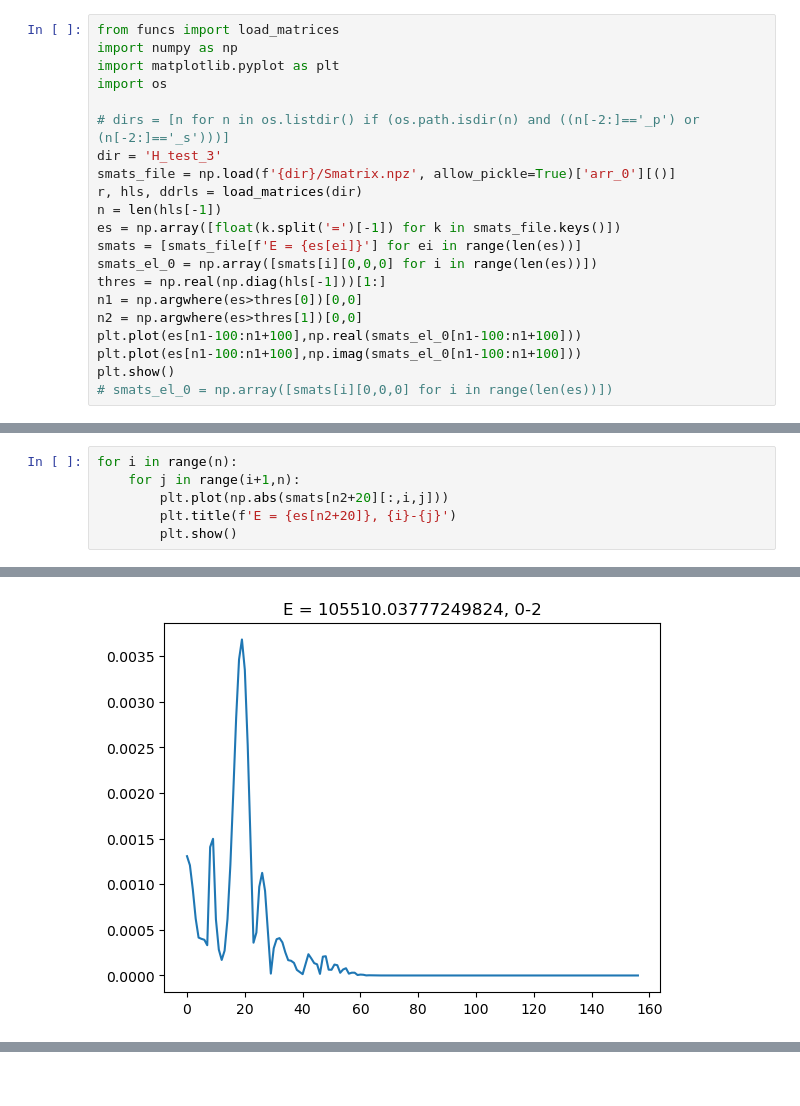
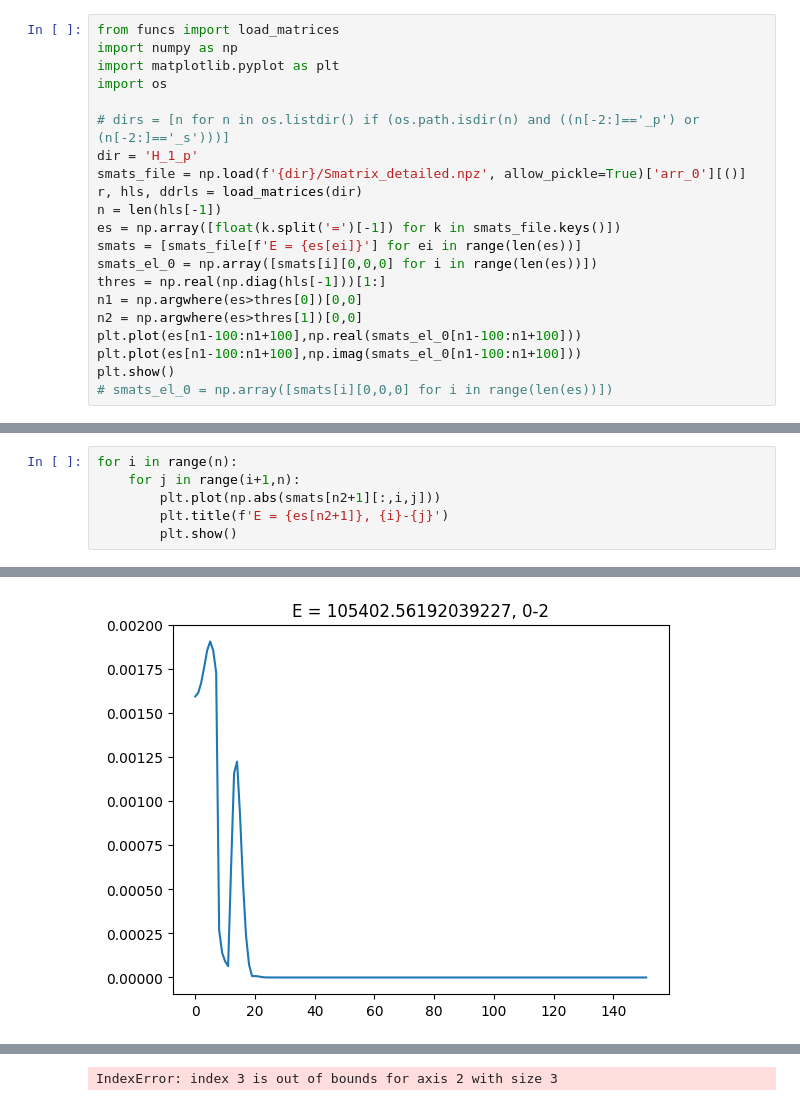
Before and after one commit to andrescorp93/ArHe_Inelastic, a Jupyter notebook: S_mat_plot.ipynb, the cells around one changed output, grey strips where cells are left out. Cells and saved outputs as stored; diff of their text form; blank space fills up the shorter version.

```diff
--- a/S_mat_plot.ipynb
+++ b/S_mat_plot.ipynb
@@ -5,8 +5,8 @@ import matplotlib.pyplot as plt
 import os
 
 # dirs = [n for n in os.listdir() if (os.path.isdir(n) and ((n[-2:]=='_p') or (n[-2:]=='_s')))]
-dir = 'H_test_3'
-smats_file = np.load(f'{dir}/Smatrix.npz', allow_pickle=True)['arr_0'][()]
+dir = 'H_1_p'
+smats_file = np.load(f'{dir}/Smatrix_detailed.npz', allow_pickle=True)['arr_0'][()]
 r, hls, ddrls = load_matrices(dir)
 n = len(hls[-1])
 es = np.array([float(k.split('=')[-1]) for k in smats_file.keys()])
@@ -38,7 +39,7 @@ plt.show()
 # %%
 for i in range(n):
     for j in range(i+1,n):
-        plt.plot(np.abs(smats[n2+20][:,i,j]))
-        plt.title(f'E = {es[n2+20]}, {i}-{j}')
+        plt.plot(np.abs(smats[n2+1][:,i,j]))
+        plt.title(f'E = {es[n2+1]}, {i}-{j}')
         plt.show()
 # %% [output]
@@ -46 +47 @@ for i in range(n):
-[figure, old version]
+[figure, new version]
@@ -48,3 +48,4 @@ for i in range(n):
+IndexError: index 3 is out of bounds for axis 2 with size 3
 # %%
 for i in range(n):
     plt.plot(np.real(smats[n2+20][:,i,i]))
```
Also changed, not shown: parts of 6 cells of this notebook, 21 other files.
